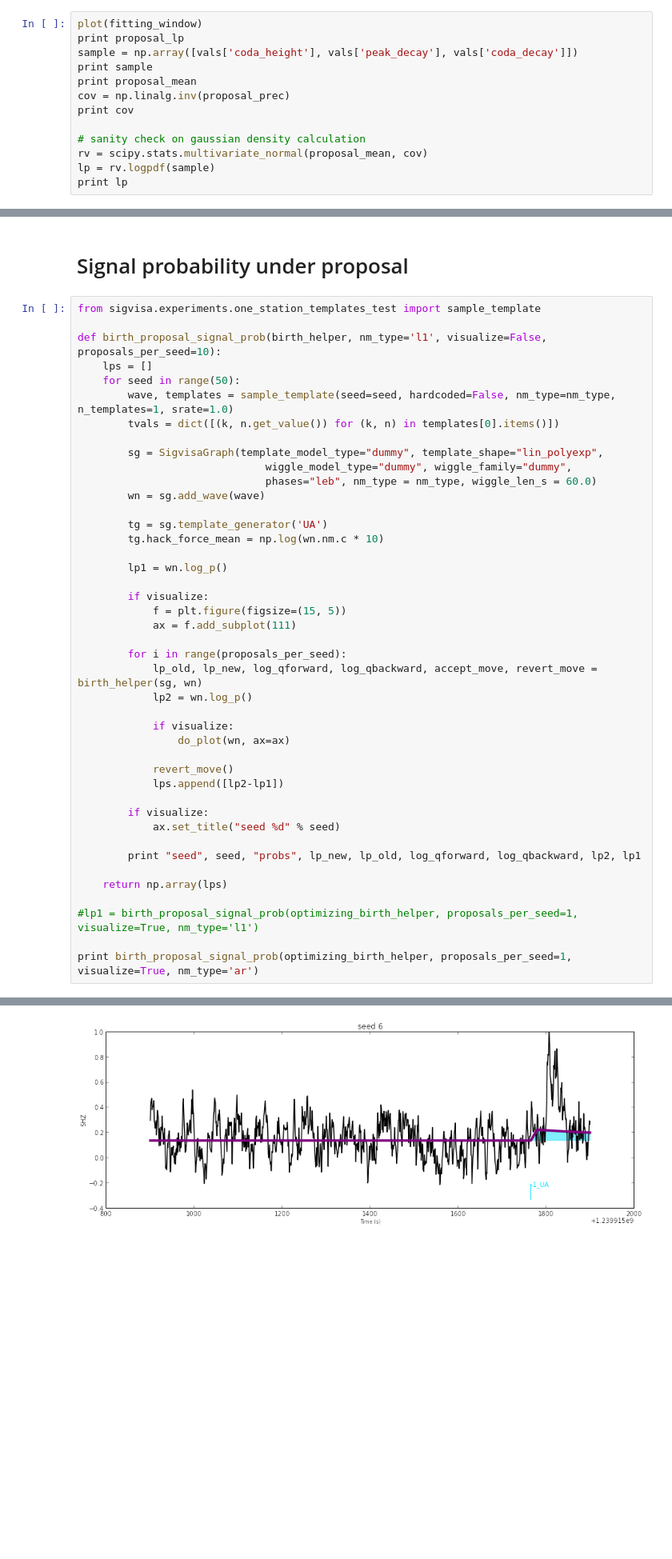
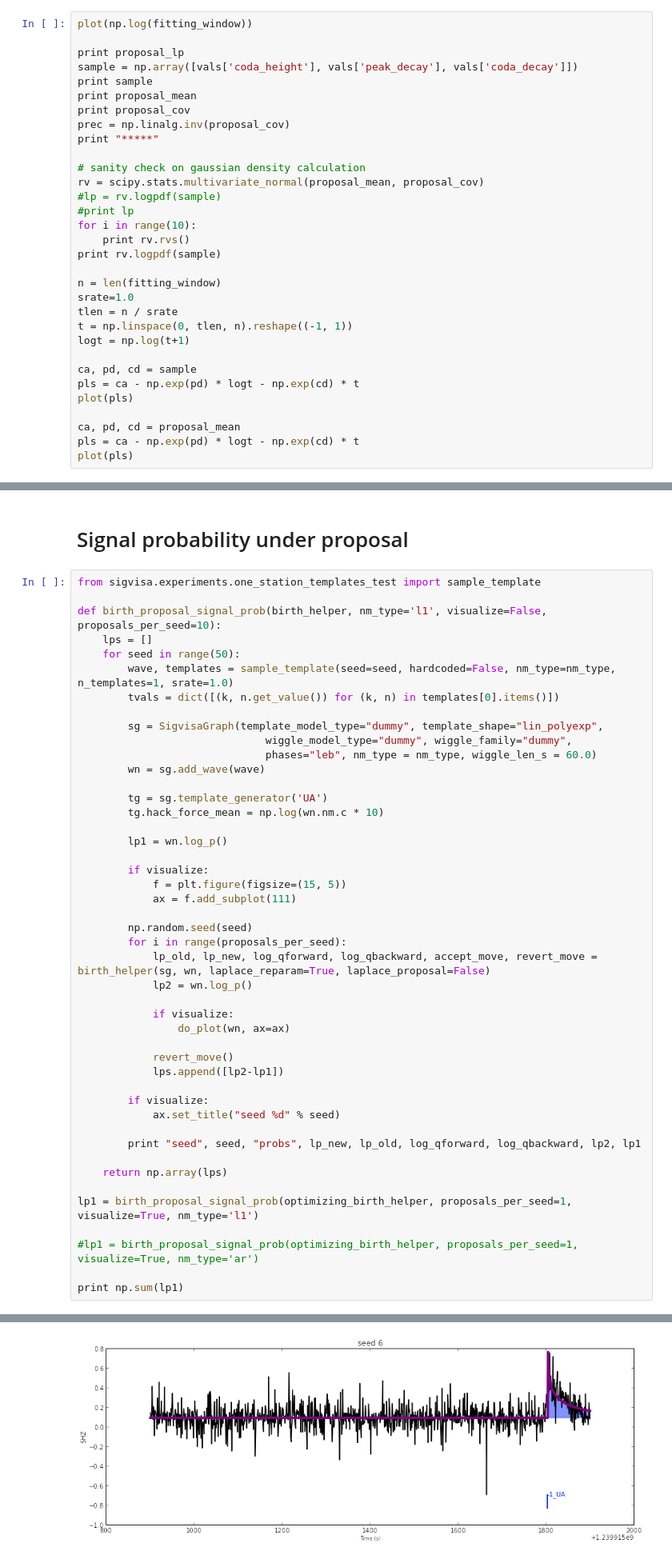
Before and after one commit to davmre/sigvisa, a Jupyter notebook: notebooks/eval_birth_moves.ipynb, the cells around one changed output, grey strips where cells are left out. Shown at 80% size. Saved outputs shown, nothing was run; the diff lists cells and outputs as text; blank space fills up the shorter version.

Commit message:
checkpointing: lots of template move changes including analytic AR likleihood derivatives for fast laplace approximations

```diff
--- a/notebooks/eval_birth_moves.ipynb
+++ b/notebooks/eval_birth_moves.ipynb
@@ -138,15 +135,34 @@ figure()
 <matplotlib.figure.Figure at 0x...>
 # %%
-plot(fitting_window)
+plot(np.log(fitting_window))
+
 print proposal_lp
 sample = np.array([vals['coda_height'], vals['peak_decay'], vals['coda_decay']])
 print sample
 print proposal_mean
-cov = np.linalg.inv(proposal_prec)
-print cov
+print proposal_cov
+prec = np.linalg.inv(proposal_cov)
+print "*****"
 
 # sanity check on gaussian density calculation
-rv = scipy.stats.multivariate_normal(proposal_mean, cov)
-lp = rv.logpdf(sample)
-print lp
+rv = scipy.stats.multivariate_normal(proposal_mean, proposal_cov)
+#lp = rv.logpdf(sample)
+#print lp
+for i in range(10):
+    print rv.rvs()
+print rv.logpdf(sample)
+
+n = len(fitting_window)
+srate=1.0
+tlen = n / srate
+t = np.linspace(0, tlen, n).reshape((-1, 1))
+logt = np.log(t+1)
+
+ca, pd, cd = sample
+pls = ca - np.exp(pd) * logt - np.exp(cd) * t
+plot(pls)
+
+ca, pd, cd = proposal_mean
+pls = ca - np.exp(pd) * logt - np.exp(cd) * t
+plot(pls)
 # %% [output]
@@ -211,8 +239,9 @@ def birth_proposal_signal_prob(birth_helper, nm_type='l1', visualize=False, prop
             f = plt.figure(figsize=(15, 5))
             ax = f.add_subplot(111)
 
+        np.random.seed(seed)
         for i in range(proposals_per_seed):
-            lp_old, lp_new, log_qforward, log_qbackward, accept_move, revert_move = birth_helper(sg, wn)
+            lp_old, lp_new, log_qforward, log_qbackward, accept_move, revert_move = birth_helper(sg, wn, laplace_reparam=True, laplace_proposal=False)
             lp2 = wn.log_p()
 
             if visualize:
@@ -228,7 +257,9 @@ def birth_proposal_signal_prob(birth_helper, nm_type='l1', visualize=False, prop
 
     return np.array(lps)
 
-#lp1 = birth_proposal_signal_prob(optimizing_birth_helper, proposals_per_seed=1, visualize=True, nm_type='l1')
+lp1 = birth_proposal_signal_prob(optimizing_birth_helper, proposals_per_seed=1, visualize=True, nm_type='l1')
 
-print birth_proposal_signal_prob(optimizing_birth_helper, proposals_per_seed=1, visualize=True, nm_type='ar')
+#lp1 = birth_proposal_signal_prob(optimizing_birth_helper, proposals_per_seed=1, visualize=True, nm_type='ar')
+
+print np.sum(lp1)
 # %% [output]
@@ -258 +289 @@ seed 3 probs 1004.87486183 1015.55318231 -7.80764274587 0.0 1021.85884155 1016.5
-[figure, old version]
+[figure, new version]
```
Also changed, not shown: parts of 15 cells of this notebook, 28 other files.
